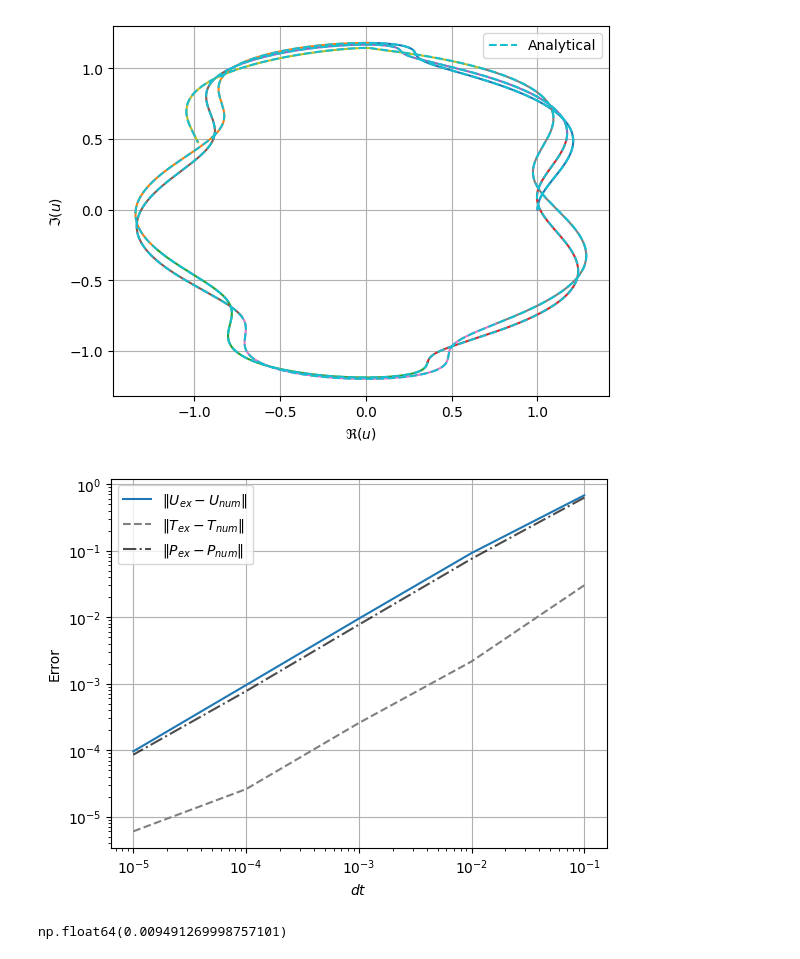
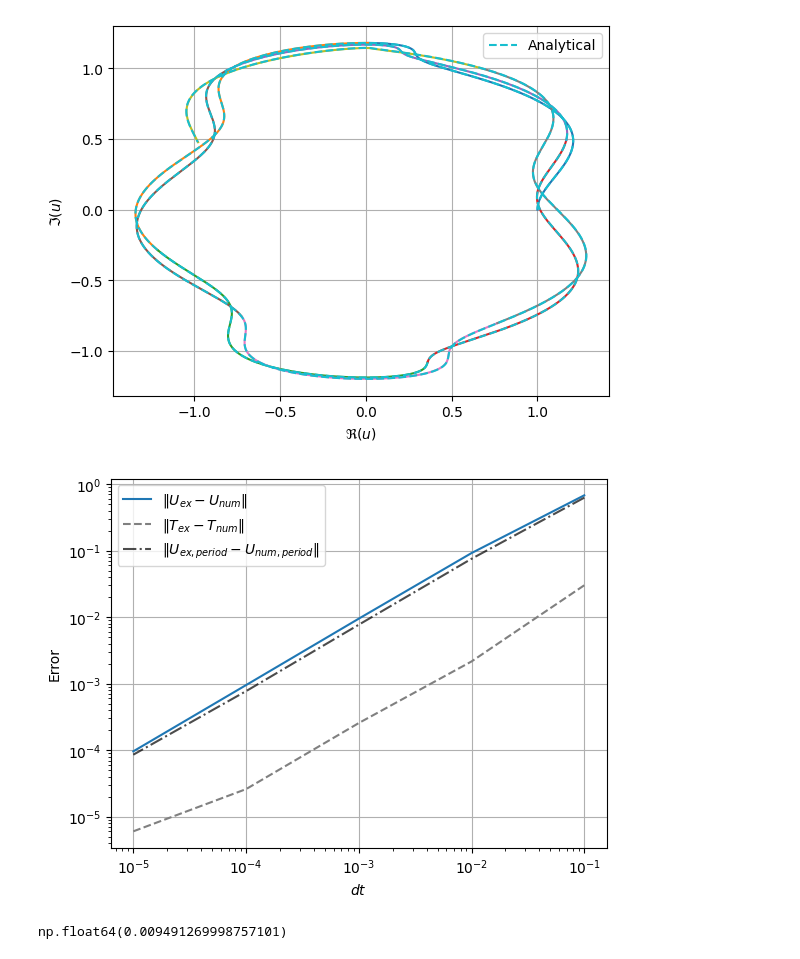
Before and after one commit to github-mathe/PinT-LIB, a Jupyter notebook: scripts/notebooks/dahlquist_adaptive_parareal_fixed_window_grid.ipynb, the cells around one changed output. Saved outputs shown, nothing was run; the diff lists cells and outputs as text; code cells hidden in the pictures.

```diff
--- a/scripts/notebooks/dahlquist_adaptive_parareal_fixed_window_grid.ipynb
+++ b/scripts/notebooks/dahlquist_adaptive_parareal_fixed_window_grid.ipynb
@@ -111,31 +111,31 @@ Step 9
 # %%
 # compute errors for different time step sizes
 
 dtVals =  1./(10**np.arange(1,6))
 errors_sol = np.zeros_like(dtVals)
 errors_TP = np.zeros_like(dtVals)
 errors_UP = np.zeros_like(dtVals)
 for i, dt in enumerate(dtVals):
     tTh, uTh,tpTh,upTh = analyticalDahlquist(u0, t0, tEnd, dt,pStart)
     tNum, uNum,tpNum,upNum, occNum, NNum = timeStepperDahlquist(u0, t0, tEnd, dt, pStart)
     min_len = min(len(uTh), len(uNum))
     uNum = uNum[:min_len]
     uTh = uTh[:min_len]
     errors_sol[i] = np.linalg.norm(uNum-uTh, ord=np.inf)
     tp_Th = np.asarray(tpTh)
     tp_Num = np.asarray(tpNum)
     errors_TP[i] = np.linalg.norm(tp_Num-tp_Th, ord=np.inf)
     up_Th = np.asarray(upTh)
     up_Num = np.asarray(upNum)
     errors_UP[i] = np.linalg.norm(up_Num-up_Th, ord=np.inf)
 plt.loglog(dtVals, errors_sol, label=r"$\|U_{ex} - U_{num}\|$")
 plt.loglog(dtVals, errors_TP, "--", c="gray", label=r"$\|T_{ex} - T_{num}\|$")
-plt.loglog(dtVals, errors_UP, "-.", c="black", label=r"$\|P_{ex} - P_{num}\|$", alpha=0.7)
+plt.loglog(dtVals, errors_UP, "-.", c="black", label=r"$\|U_{ex,period} - U_{num, period}\|$", alpha=0.7)
 plt.xlabel("$dt$"), plt.ylabel("Error"), plt.grid();
 plt.legend()
 plt.show()
 # %% [output]
-[figure, old version]
+[figure, new version]
 # %%
 # Parareal with fixed window grid
 # adaptive time in period points and solution in the fixed time grid
```
Also changed, not shown: parts of 2 cells of this notebook, 5 other files.
